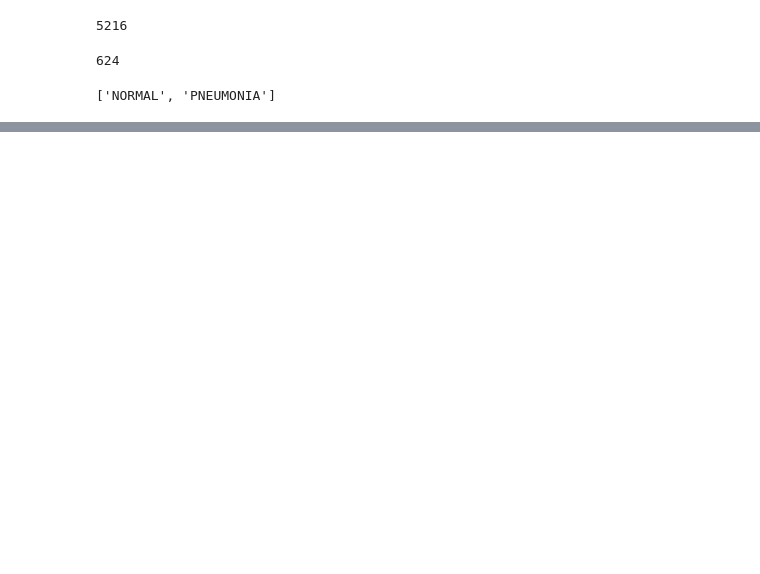
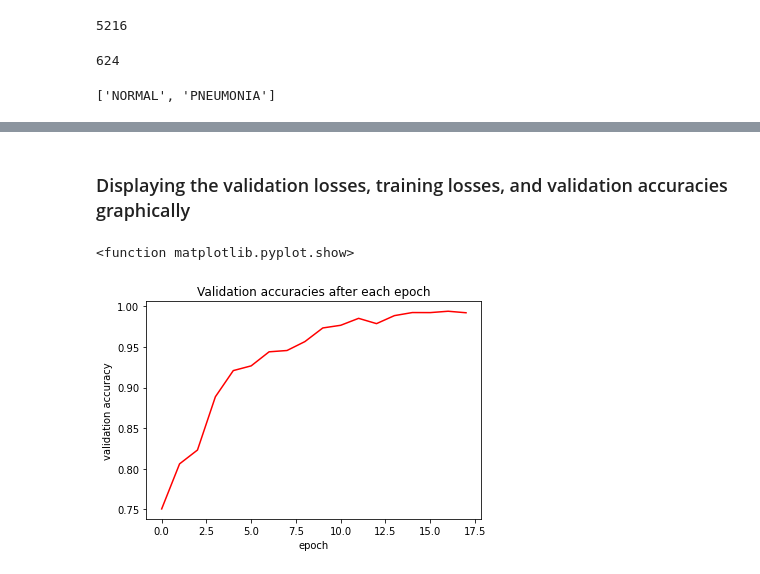
Before and after one commit to shreemannarayana/ImageClassificationPneumoniaDetector, a Jupyter notebook: Project.ipynb, the cells around one changed output, grey strips where cells are left out. Drawn from its saved outputs; the diff is of its cells as text; code cells hidden in the pictures; blank space fills up the shorter version.

```diff
--- a/Project.ipynb
+++ b/Project.ipynb
@@ -268,0 +234,3 @@ Epoch [0], train_loss: 0.5874, val_loss: 0.5618, val_acc: 0.7506
+# %%
+# Instantiating ResNetModel and transfering it to GPU
+model = to_device(ResNetModel(1, 2), device)
@@ -268,0 +289,7 @@ Epoch [0], train_loss: 0.5874, val_loss: 0.5618, val_acc: 0.7506
+# %%
+# Choosing the hyper parameters
+epochs = 18
+max_lr = 0.01
+grad_clip = 0.1
+weight_decay = 1e-4
+opt_func = torch.optim.Adam
@@ -268,0 +298,7 @@ Epoch [0], train_loss: 0.5874, val_loss: 0.5618, val_acc: 0.7506
+# %%
+%%time
+history = []
+history += fit_one_cycle(epochs, max_lr, model, train_dl, val_dl,
+                             grad_clip=grad_clip,
+                             weight_decay=weight_decay,
+                             opt_func=opt_func)
@@ -268,0 +326,16 @@ Epoch [0], train_loss: 0.5874, val_loss: 0.5618, val_acc: 0.7506
+# %% [markdown]
+### Displaying the validation losses, training losses, and validation accuracies graphically
+# %%
+# Creating lists of val_acc and val_loss and train_loss
+val_losses = [x['val_loss'] for x in history]
+val_accs = [x['val_acc'] for x in history]
+train_losses = [x['train_loss'] for x in history]
+# %%
+plt.title('Validation accuracies after each epoch')
+plt.ylabel('validation accuracy')
+plt.xlabel('epoch')
+plt.plot(list(range(len(val_accs))), val_accs, 'r')
+plt.show
+# %% [output]
+<function matplotlib.pyplot.show>
+[figure, added]
```
Also changed, not shown: parts of 58 cells of this notebook.
